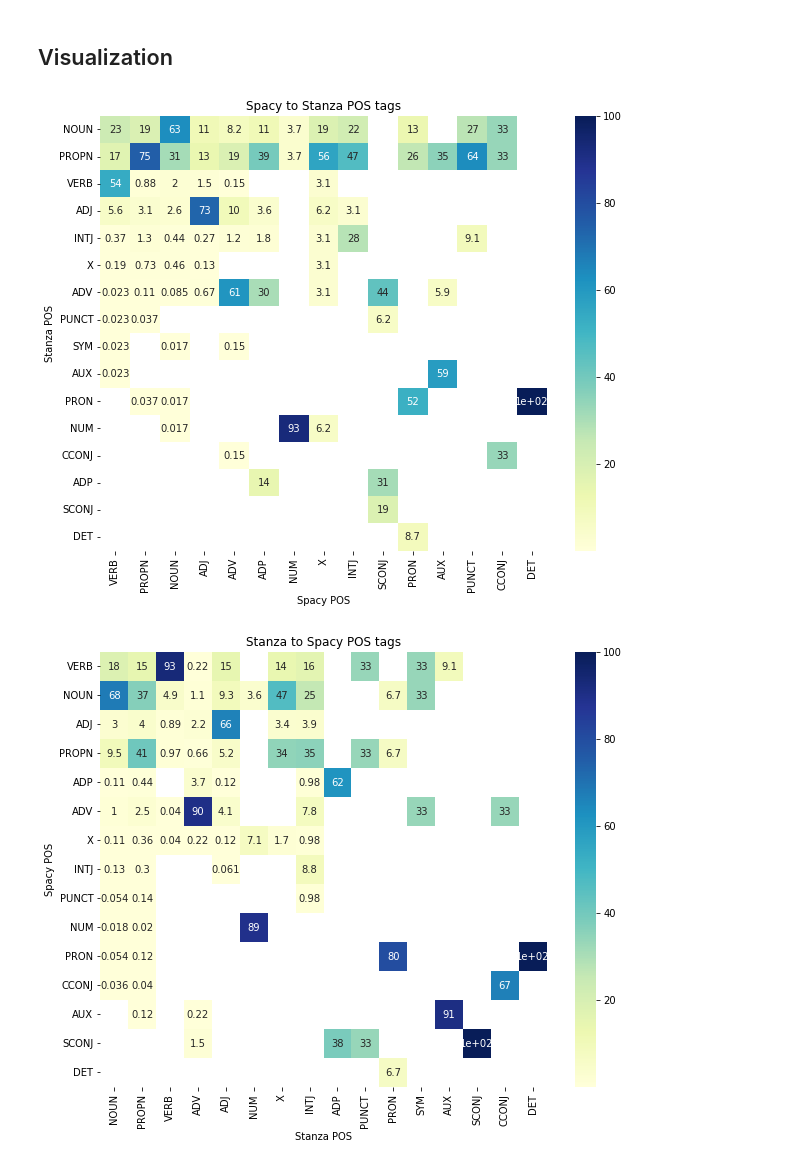
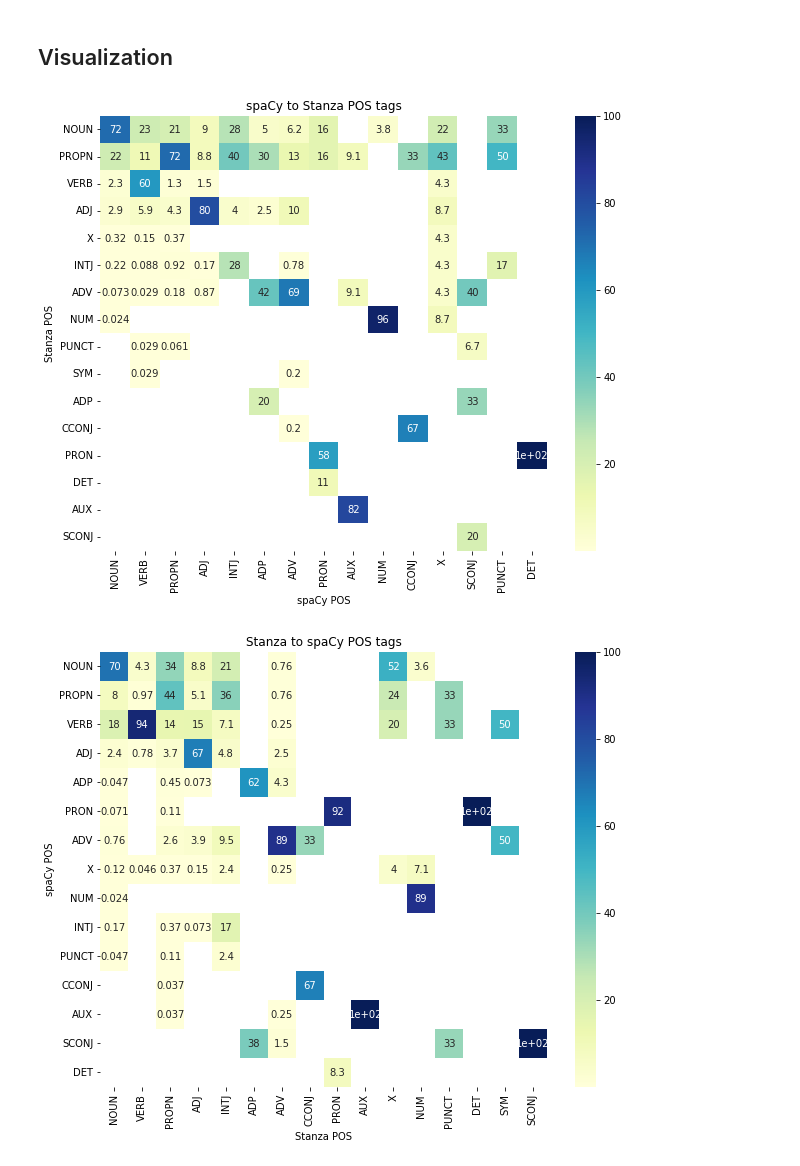
Before and after one commit to AnnaTokareff/data-science-project, a Jupyter notebook: part_2.ipynb, the cells around one changed output. Cells and saved outputs as stored; diff of their text form; code cells hidden in the pictures.

```diff
--- a/part_2.ipynb
+++ b/part_2.ipynb
@@ -109,12 +109,12 @@ df.head()
 # %%
 # to be deleted
-df['tokens_stanza'] = df['tokens_stanza'].apply(ast.literal_eval)
-df['tokens_spacy'] = df['tokens_spacy'].apply(ast.literal_eval)
+df['cleaned_tokens_stanza'] = df['cleaned_tokens_stanza'].apply(ast.literal_eval)
+df['cleaned_tokens_spacy'] = df['cleaned_tokens_spacy'].apply(ast.literal_eval)
 # %%
 # to be deleted
 # creating vocabularies of unique tokens for each library
-vocab_stanza = set(token for tokens in df['tokens_stanza'] for token in tokens)
-vocab_spacy = set(token for tokens in df['tokens_spacy'] for token in tokens)
+vocab_stanza = set(token for tokens in df['cleaned_tokens_stanza'] for token in tokens)
+vocab_spacy = set(token for tokens in df['cleaned_tokens_spacy'] for token in tokens)
 
 # tokens which simalteneously present in both vocabularies
 SharedTokenInSentences = vocab_stanza.intersection(vocab_spacy)
@@ -242,18 +242,18 @@ stanza2spacy = pd.DataFrame(mapping_stanza)
 # %%
 plt.figure(figsize=(10, 8))
 sns.heatmap(spacy2stanza, annot=True, cmap='YlGnBu')
-plt.title('Spacy to Stanza POS tags')
-plt.xlabel('Spacy POS')
+plt.title('spaCy to Stanza POS tags')
+plt.xlabel('spaCy POS')
 plt.ylabel('Stanza POS')
 plt.show()
 # %% [output]
-[figure, old version]
+[figure, new version]
 # %%
 plt.figure(figsize=(10, 8))
 sns.heatmap(stanza2spacy, annot=True, cmap='YlGnBu')
-plt.title('Stanza to Spacy POS tags')
+plt.title('Stanza to spaCy POS tags')
 plt.xlabel('Stanza POS')
-plt.ylabel('Spacy POS')
+plt.ylabel('spaCy POS')
 plt.show()
 # %% [output]
-[figure, old version]
+[figure, new version]
```
Also changed, not shown: parts of 6 cells of this notebook.
